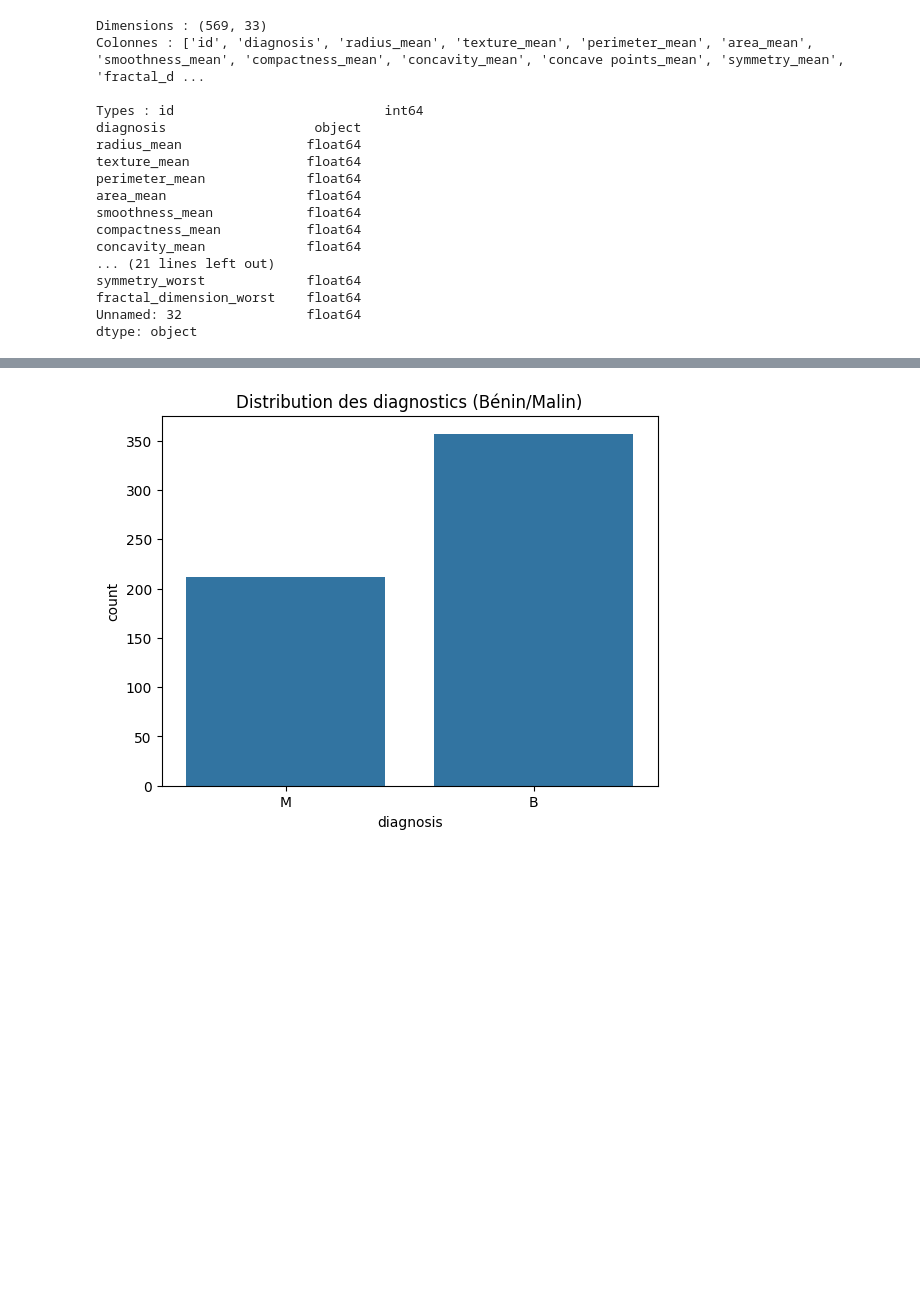
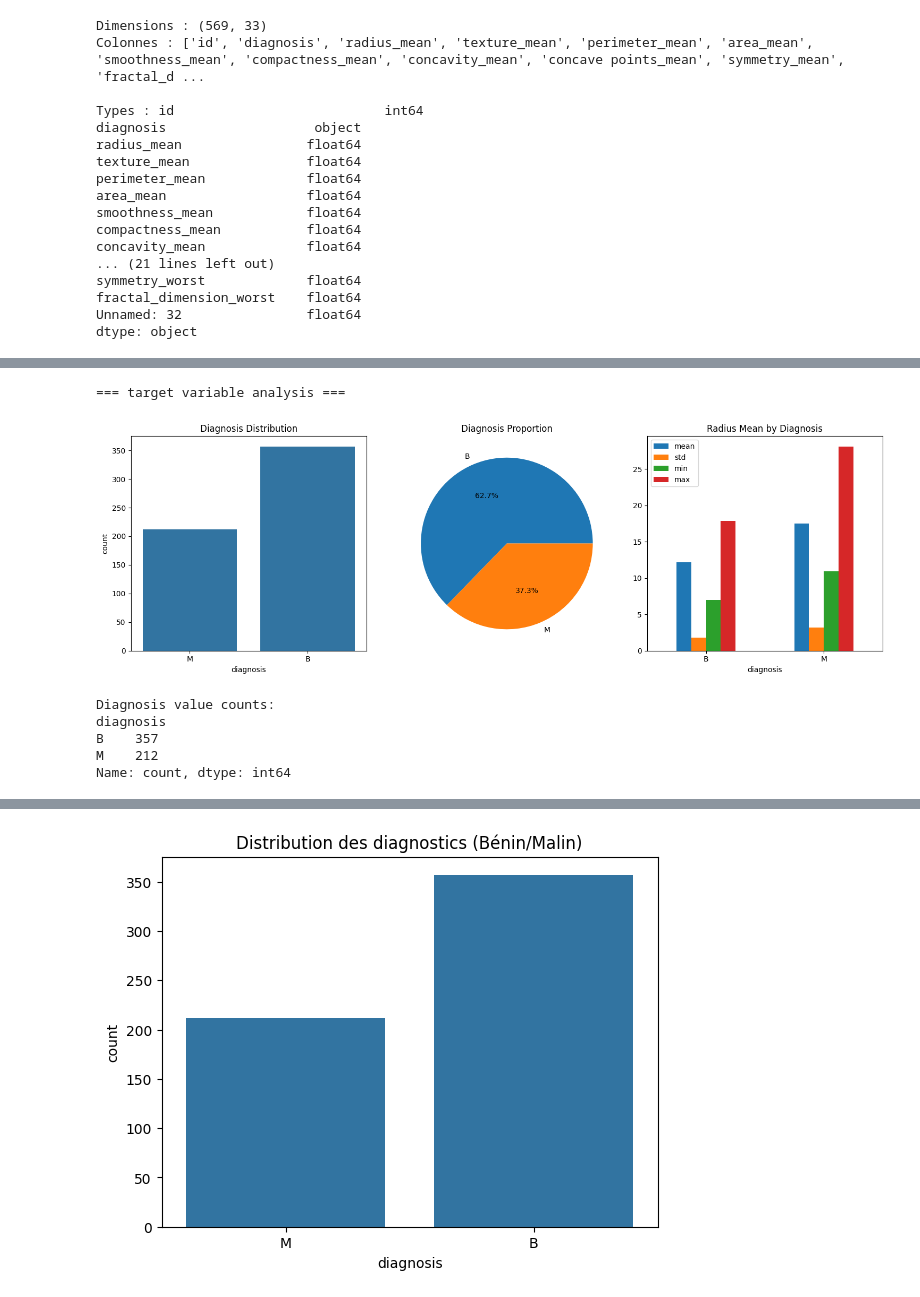
Before and after one commit to eyaguirat10/CoWin-Breast-Cancer-Detection, a Jupyter notebook: Eya_Guirat_Breast_Cancer_Detection.ipynb, the cells around one changed output, grey strips where cells are left out. Saved outputs shown, nothing was run; the diff lists cells and outputs as text; code cells hidden in the pictures; blank space fills up the shorter version.

```diff
--- a/Eya_Guirat_Breast_Cancer_Detection.ipynb
+++ b/Eya_Guirat_Breast_Cancer_Detection.ipynb
@@ -75,0 +238,35 @@ dtype: object
+# %%
+print("Target variable analysis")
+diagnosis_counts = df['diagnosis'].value_counts()
+
+plt.figure(figsize=(15, 5))
+
+# Subplot 1: Count plot
+plt.subplot(1, 3, 1)
+sns.countplot(data=df, x='diagnosis')
+plt.title('Diagnosis Distribution')
+
+# Subplot 2: Pie chart
+plt.subplot(1, 3, 2)
+plt.pie(diagnosis_counts.values, labels=diagnosis_counts.index, autopct='%1.1f%%')
+plt.title('Diagnosis Proportion')
+
+# Subplot 3: Statistics by diagnosis
+plt.subplot(1, 3, 3)
+diagnosis_stats = df.groupby('diagnosis')['radius_mean'].agg(['mean', 'std', 'min', 'max'])
+diagnosis_stats.plot(kind='bar', ax=plt.gca())
+plt.title('Radius Mean by Diagnosis')
+plt.xticks(rotation=0)
+
+plt.tight_layout()
+plt.show()
+
+print(f"Diagnosis value counts:\n{diagnosis_counts}")
+# %% [output]
+=== target variable analysis ===
+[figure, added]
+Diagnosis value counts:
+diagnosis
+B    357
+M    212
+Name: count, dtype: int64
```
Also changed, not shown: parts of 15 cells of this notebook.
